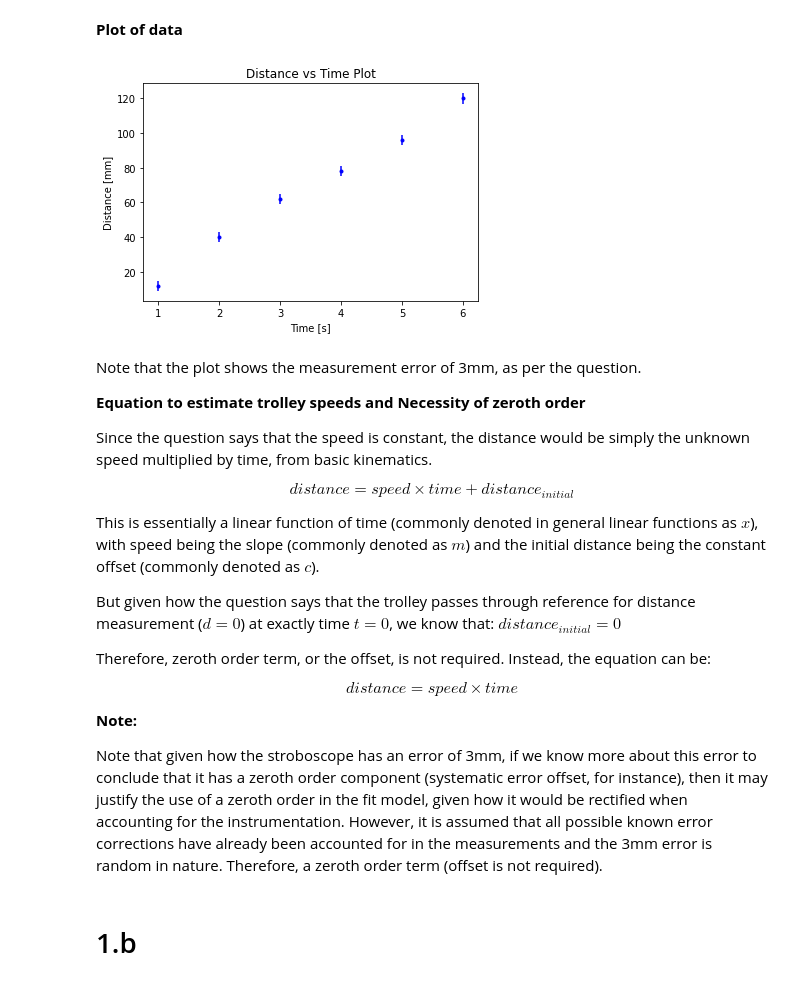
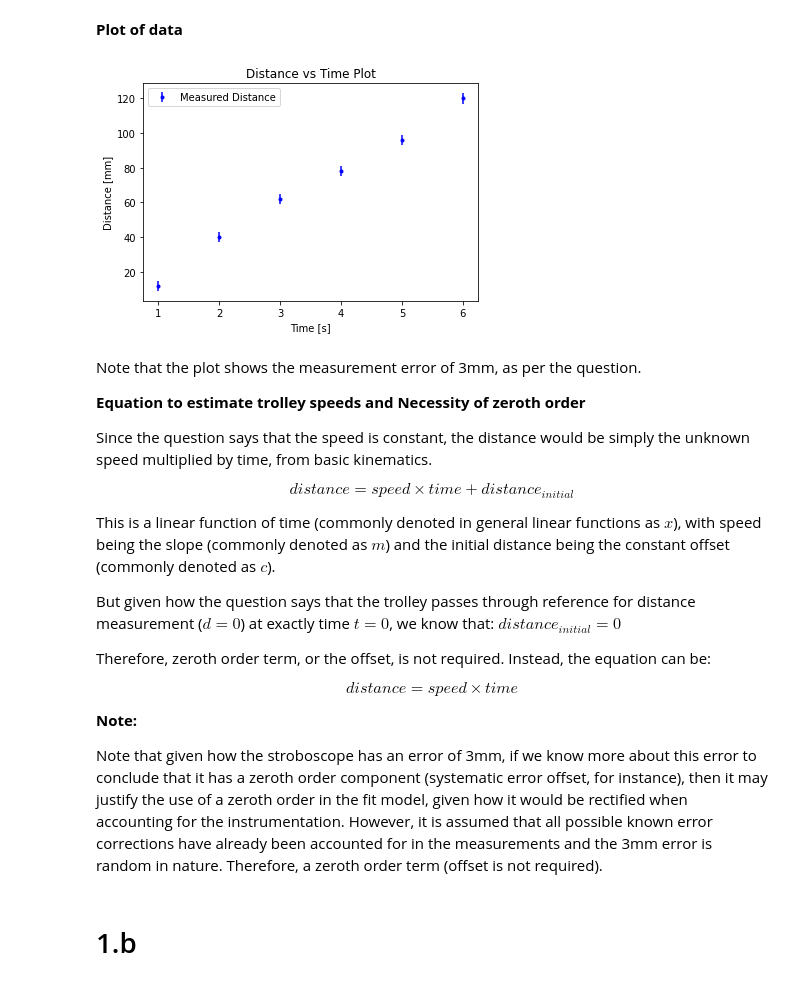
Before and after one commit to mehfoos/Nuclear-Fusion, a Jupyter notebook: Smda/PHY00009M 1.ipynb, the cells around one changed output. Saved outputs shown, nothing was run; the diff lists cells and outputs as text; code cells hidden in the pictures.

```diff
--- a/Smda/PHY00009M 1.ipynb
+++ b/Smda/PHY00009M 1.ipynb
@@ -29,11 +29,12 @@ distance = [ 12.  40.  62.  78.  96. 120.]
 # %%
 plt.title('Distance vs Time Plot')
 plt.xlabel('Time [s]')
 plt.ylabel('Distance [mm]')
-plt.errorbar(time, distance, yerr=measurementError, fmt=".b", label = "Measured Value")
+plt.errorbar(time, distance, yerr=measurementError, fmt=".b", label = "Measured Distance")
+plt.legend()
 plt.show()
 # %% [output]
-[figure, old version]
+[figure, new version]
 # %% [markdown]
 Note that the plot shows the measurement error of 3mm, as per the question.
 
@@ -43,7 +44,7 @@ Since the question says that the speed is constant, the distance would be simply
 
 $$ distance = {speed}\times {time} + distance_{initial} $$
 
-This is essentially a linear function of time (commonly denoted in general linear functions as $x$), with speed being the slope (commonly denoted as $m$) and the initial distance being the constant offset (commonly denoted as $c$).
+This is a linear function of time (commonly denoted in general linear functions as $x$), with speed being the slope (commonly denoted as $m$) and the initial distance being the constant offset (commonly denoted as $c$).
 
 But given how the question says that the trolley passes through reference for distance measurement ($d=0$) at exactly time $t=0$, we know that: $ distance_{initial} = 0 $
 
```
Also changed, not shown: parts of 11 cells of this notebook.
